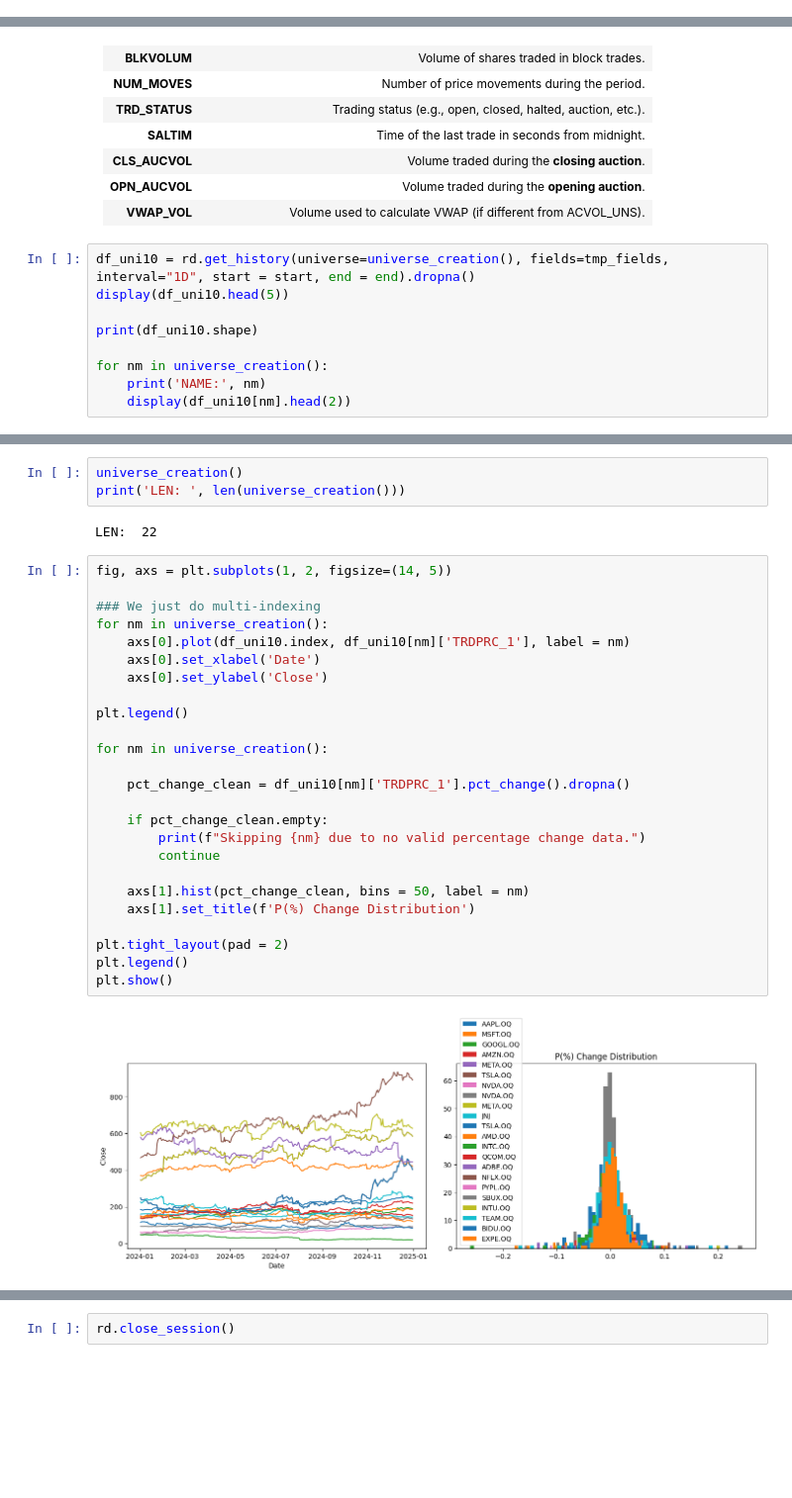
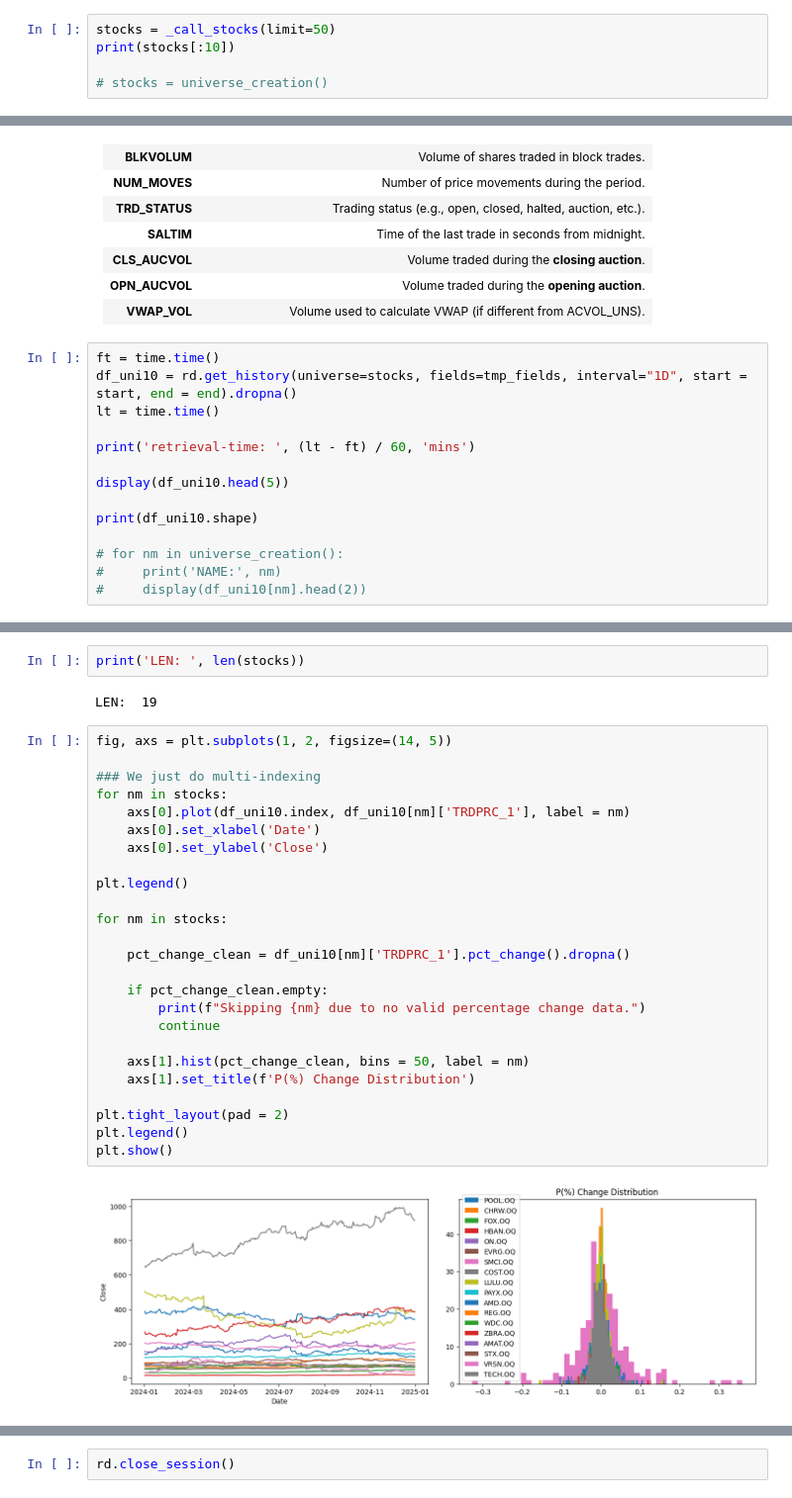
Before and after one commit to AlikMon88/ML-Pairs-Open, a Jupyter notebook: Research/research.ipynb, the cells around one changed output, grey strips where cells are left out. Shown at 99% size. Drawn from its saved outputs; the diff is of its cells as text; blank space fills up the shorter version.

```diff
--- a/Research/research.ipynb
+++ b/Research/research.ipynb
@@ -44,0 +57,5 @@ rd.open_session()
+# %%
+stocks = _call_stocks(limit=50)
+print(stocks[:10])
+
+# stocks = universe_creation()
@@ -83,11 +102,16 @@ print()
 | **OPN_AUCVOL** | Volume traded during the **opening auction**. |
 | **VWAP_VOL** | Volume used to calculate VWAP (if different from ACVOL_UNS). |
 # %%
-df_uni10 = rd.get_history(universe=universe_creation(), fields=tmp_fields, interval="1D", start = start, end = end).dropna()
+ft = time.time()
+df_uni10 = rd.get_history(universe=stocks, fields=tmp_fields, interval="1D", start = start, end = end).dropna()
+lt = time.time()
+
+print('retrieval-time: ', (lt - ft) / 60, 'mins')
+
 display(df_uni10.head(5))
 
 print(df_uni10.shape)
 
-for nm in universe_creation():
-    print('NAME:', nm)
-    display(df_uni10[nm].head(2))
+# for nm in universe_creation():
+#     print('NAME:', nm)
+#     display(df_uni10[nm].head(2))
@@ -117,34 +153,33 @@ plt.show()
-# %%
-universe_creation()
-print('LEN: ', len(universe_creation()))
-# %% [output]
-LEN:  22
+# %%
+print('LEN: ', len(stocks))
+# %% [output]
+LEN:  19
 # %%
 fig, axs = plt.subplots(1, 2, figsize=(14, 5))
 
 ### We just do multi-indexing
-for nm in universe_creation():
+for nm in stocks:
     axs[0].plot(df_uni10.index, df_uni10[nm]['TRDPRC_1'], label = nm)
     axs[0].set_xlabel('Date')
     axs[0].set_ylabel('Close')
 
 plt.legend()
 
-for nm in universe_creation():
+for nm in stocks:
 
     pct_change_clean = df_uni10[nm]['TRDPRC_1'].pct_change().dropna()
 
     if pct_change_clean.empty:
         print(f"Skipping {nm} due to no valid percentage change data.")
         continue
 
     axs[1].hist(pct_change_clean, bins = 50, label = nm)
     axs[1].set_title(f'P(%) Change Distribution')
 
 plt.tight_layout(pad = 2)
 plt.legend()
 plt.show()
 # %% [output]
-[figure, old version]
+[figure, new version]
 # %%
 fundamental_df = rd.get_data(
```
Also changed, not shown: parts of 23 cells of this notebook, 2 other files.
